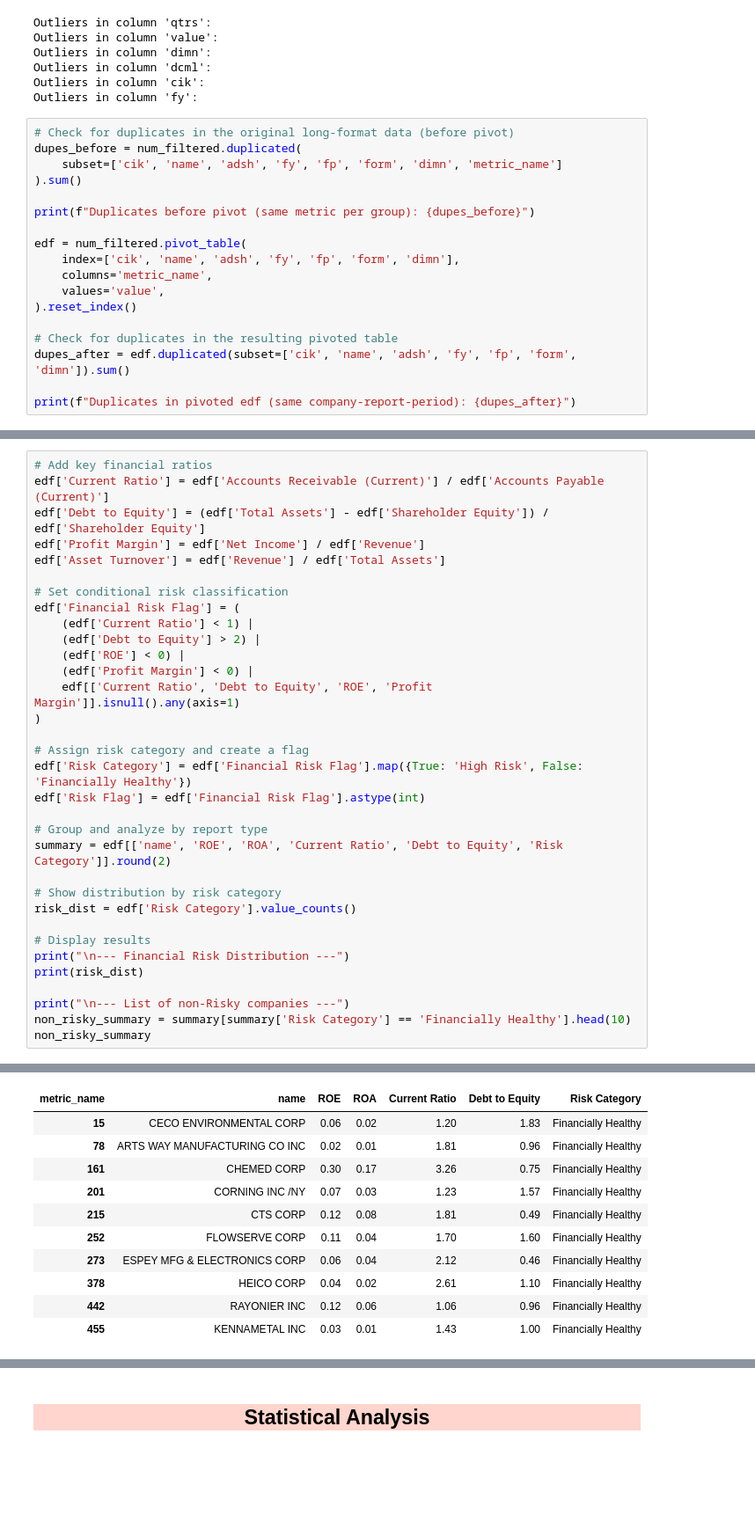
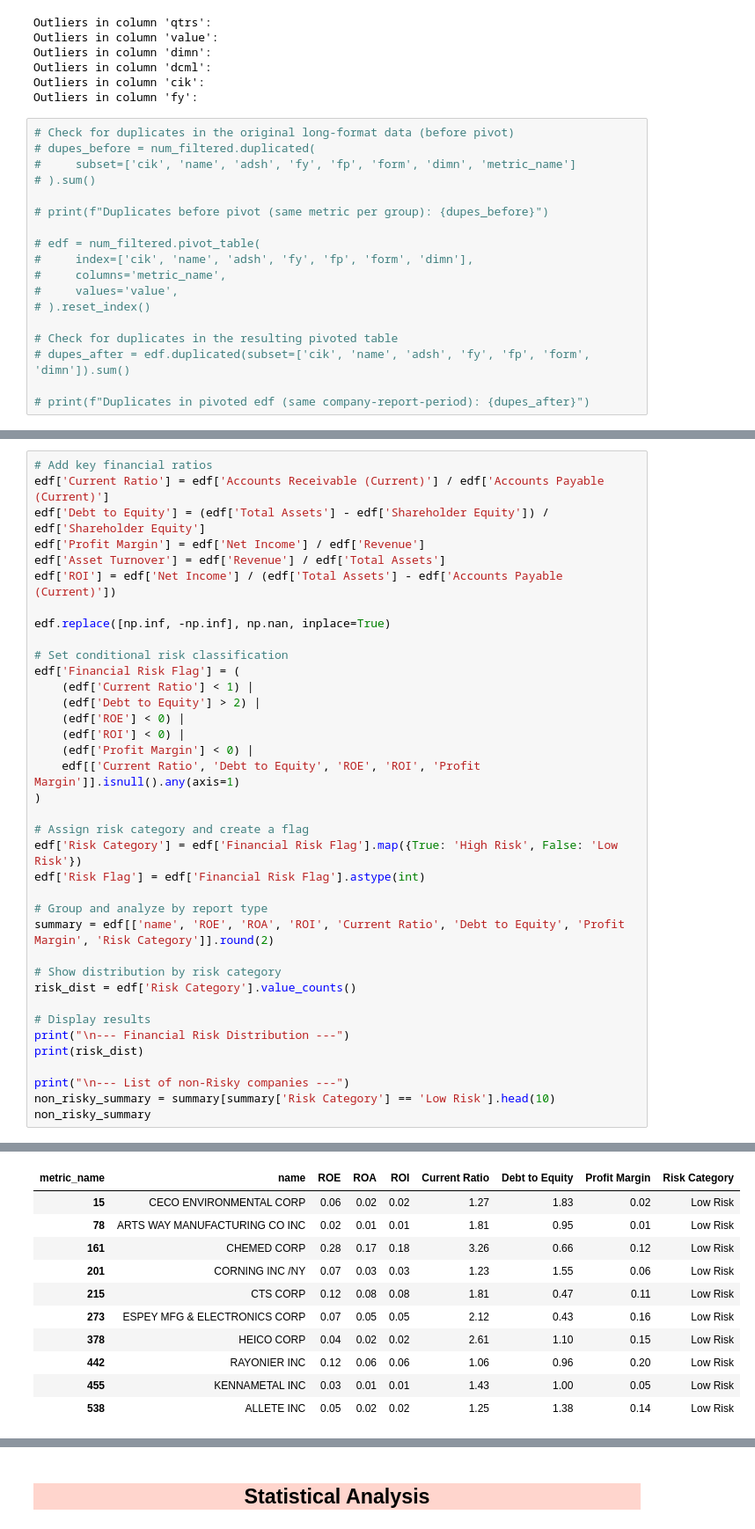
Before and after one commit to NataliaStekolnikova/credit-analysis-dashboard, a Jupyter notebook: notebooks/extracting-financial-10-k-reports-via-sec-edgar-db.ipynb, the cells around one changed output, grey strips where cells are left out. Shown at 88% size. Drawn from its saved outputs; the diff is of its cells as text; blank space fills up the shorter version.

```diff
--- a/notebooks/extracting-financial-10-k-reports-via-sec-edgar-db.ipynb
+++ b/notebooks/extracting-financial-10-k-reports-via-sec-edgar-db.ipynb
@@ -670,20 +706,20 @@ Outliers in column 'cik':
 Outliers in column 'fy':
 # %%
 # Check for duplicates in the original long-format data (before pivot)
-dupes_before = num_filtered.duplicated(
-    subset=['cik', 'name', 'adsh', 'fy', 'fp', 'form', 'dimn', 'metric_name']
-).sum()
+# dupes_before = num_filtered.duplicated(
+#     subset=['cik', 'name', 'adsh', 'fy', 'fp', 'form', 'dimn', 'metric_name']
+# ).sum()
 
-print(f"Duplicates before pivot (same metric per group): {dupes_before}")
+# print(f"Duplicates before pivot (same metric per group): {dupes_before}")
 
-edf = num_filtered.pivot_table(
-    index=['cik', 'name', 'adsh', 'fy', 'fp', 'form', 'dimn'],
-    columns='metric_name',
-    values='value',
-).reset_index()
+# edf = num_filtered.pivot_table(
+#     index=['cik', 'name', 'adsh', 'fy', 'fp', 'form', 'dimn'],
+#     columns='metric_name',
+#     values='value',
+# ).reset_index()
 
 # Check for duplicates in the resulting pivoted table
-dupes_after = edf.duplicated(subset=['cik', 'name', 'adsh', 'fy', 'fp', 'form', 'dimn']).sum()
+# dupes_after = edf.duplicated(subset=['cik', 'name', 'adsh', 'fy', 'fp', 'form', 'dimn']).sum()
 
-print(f"Duplicates in pivoted edf (same company-report-period): {dupes_after}")
+# print(f"Duplicates in pivoted edf (same company-report-period): {dupes_after}")
 # %% [output]
@@ -780,22 +831,26 @@ edf['Current Ratio'] = edf['Accounts Receivable (Current)'] / edf['Accounts Paya
 edf['Debt to Equity'] = (edf['Total Assets'] - edf['Shareholder Equity']) / edf['Shareholder Equity']
 edf['Profit Margin'] = edf['Net Income'] / edf['Revenue']
 edf['Asset Turnover'] = edf['Revenue'] / edf['Total Assets']
+edf['ROI'] = edf['Net Income'] / (edf['Total Assets'] - edf['Accounts Payable (Current)'])
+
+edf.replace([np.inf, -np.inf], np.nan, inplace=True)
 
 # Set conditional risk classification
 edf['Financial Risk Flag'] = (
     (edf['Current Ratio'] < 1) |
     (edf['Debt to Equity'] > 2) |
     (edf['ROE'] < 0) |
+    (edf['ROI'] < 0) |
     (edf['Profit Margin'] < 0) |
-    edf[['Current Ratio', 'Debt to Equity', 'ROE', 'Profit Margin']].isnull().any(axis=1)
+    edf[['Current Ratio', 'Debt to Equity', 'ROE', 'ROI', 'Profit Margin']].isnull().any(axis=1)
 )
 
 # Assign risk category and create a flag
-edf['Risk Category'] = edf['Financial Risk Flag'].map({True: 'High Risk', False: 'Financially Healthy'})
+edf['Risk Category'] = edf['Financial Risk Flag'].map({True: 'High Risk', False: 'Low Risk'})
 edf['Risk Flag'] = edf['Financial Risk Flag'].astype(int)
 
 # Group and analyze by report type
-summary = edf[['name', 'ROE', 'ROA', 'Current Ratio', 'Debt to Equity', 'Risk Category']].round(2)
+summary = edf[['name', 'ROE', 'ROA', 'ROI', 'Current Ratio', 'Debt to Equity', 'Profit Margin', 'Risk Category']].round(2)
 
 # Show distribution by risk category
 risk_dist = edf['Risk Category'].value_counts()
@@ -805,7 +860,7 @@ print("\n--- Financial Risk Distribution ---")
 print(risk_dist)
 
 print("\n--- List of non-Risky companies ---")
-non_risky_summary = summary[summary['Risk Category'] == 'Financially Healthy'].head(10)
+non_risky_summary = summary[summary['Risk Category'] == 'Low Risk'].head(10)
 non_risky_summary
 # %% [output]
 --- Financial Risk Distribution ---
@@ -815,15 +870,15 @@ Financially Healthy     108
 Name: count, dtype: int64
 
 --- List of non-Risky companies ---
-| metric_name | name | ROE | ROA | Current Ratio | Debt to Equity | Risk Category |
-| 15 | CECO ENVIRONMENTAL CORP | 0.06 | 0.02 | 1.20 | 1.83 | Financially Healthy |
-| 78 | ARTS WAY MANUFACTURING CO INC | 0.02 | 0.01 | 1.81 | 0.96 | Financially Healthy |
-| 161 | CHEMED CORP | 0.30 | 0.17 | 3.26 | 0.75 | Financially Healthy |
-| 201 | CORNING INC /NY | 0.07 | 0.03 | 1.23 | 1.57 | Financially Healthy |
-| 215 | CTS CORP | 0.12 | 0.08 | 1.81 | 0.49 | Financially Healthy |
-| 252 | FLOWSERVE CORP | 0.11 | 0.04 | 1.70 | 1.60 | Financially Healthy |
-| 273 | ESPEY MFG & ELECTRONICS CORP | 0.06 | 0.04 | 2.12 | 0.46 | Financially Healthy |
-| 378 | HEICO CORP | 0.04 | 0.02 | 2.61 | 1.10 | Financially Healthy |
-| 442 | RAYONIER INC | 0.12 | 0.06 | 1.06 | 0.96 | Financially Healthy |
-| 455 | KENNAMETAL INC | 0.03 | 0.01 | 1.43 | 1.00 | Financially Healthy |
+| metric_name | name | ROE | ROA | ROI | Current Ratio | Debt to Equity | Profit Margin | Risk Category |
+| 15 | CECO ENVIRONMENTAL CORP | 0.06 | 0.02 | 0.02 | 1.27 | 1.83 | 0.02 | Low Risk |
+| 78 | ARTS WAY MANUFACTURING CO INC | 0.02 | 0.01 | 0.01 | 1.81 | 0.95 | 0.01 | Low Risk |
+| 161 | CHEMED CORP | 0.28 | 0.17 | 0.18 | 3.26 | 0.66 | 0.12 | Low Risk |
+| 201 | CORNING INC /NY | 0.07 | 0.03 | 0.03 | 1.23 | 1.55 | 0.06 | Low Risk |
+| 215 | CTS CORP | 0.12 | 0.08 | 0.08 | 1.81 | 0.47 | 0.11 | Low Risk |
+| 273 | ESPEY MFG & ELECTRONICS CORP | 0.07 | 0.05 | 0.05 | 2.12 | 0.43 | 0.16 | Low Risk |
+| 378 | HEICO CORP | 0.04 | 0.02 | 0.02 | 2.61 | 1.10 | 0.15 | Low Risk |
+| 442 | RAYONIER INC | 0.12 | 0.06 | 0.06 | 1.06 | 0.96 | 0.20 | Low Risk |
+| 455 | KENNAMETAL INC | 0.03 | 0.01 | 0.01 | 1.43 | 1.00 | 0.05 | Low Risk |
+| 538 | ALLETE INC | 0.05 | 0.02 | 0.02 | 1.25 | 1.38 | 0.14 | Low Risk |
 # %%
```
Also changed, not shown: parts of 22 cells of this notebook, 2 other files.
